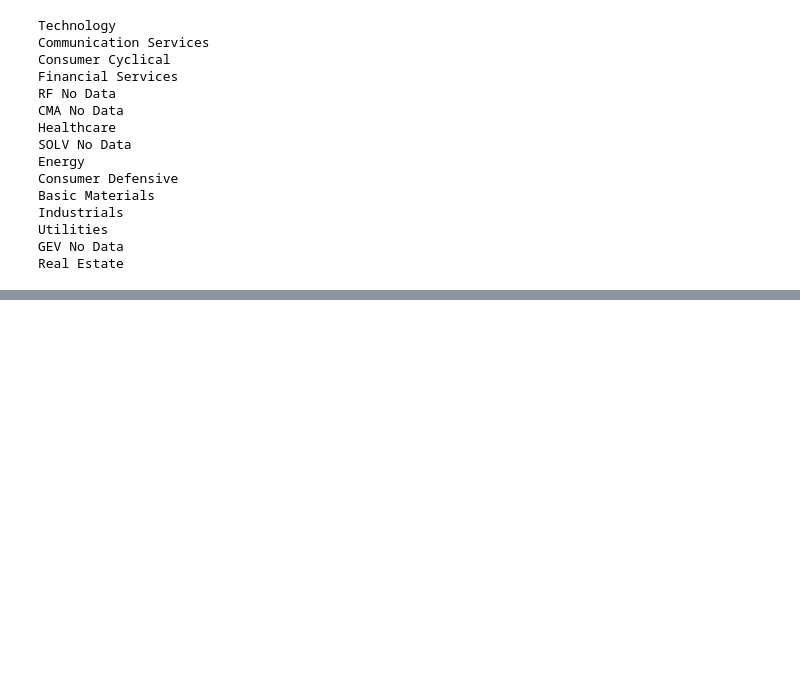
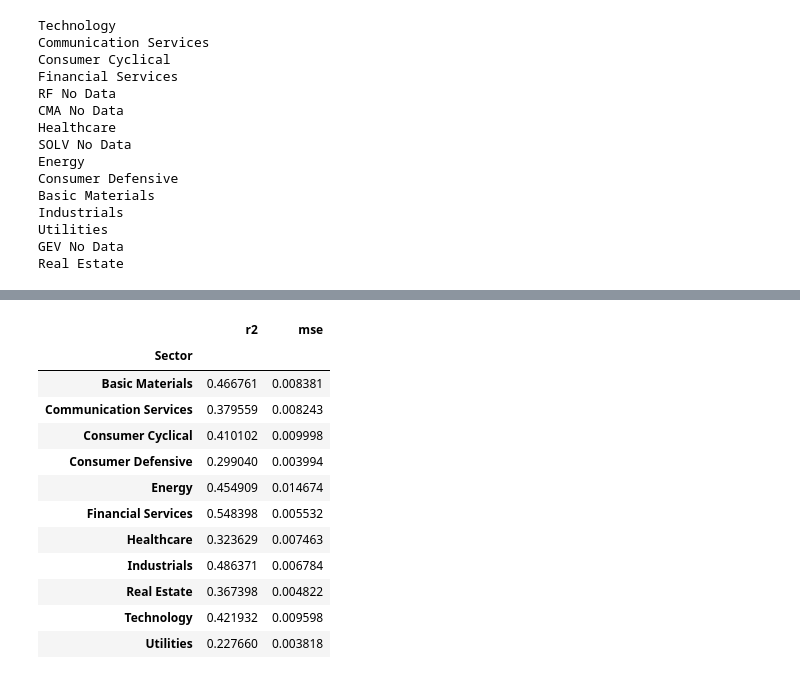
Before and after one commit to NikolaySimakov/Fama-French-models, a Jupyter notebook: main.ipynb, the cells around one changed output, grey strips where cells are left out. Saved outputs shown, nothing was run; the diff lists cells and outputs as text; code cells hidden in the pictures; blank space fills up the shorter version.

```diff
--- a/main.ipynb
+++ b/main.ipynb
@@ -576,0 +651,16 @@ plt.show()
+# %%
+best_model_plot_df
+# %% [output]
+|  | r2 | mse |
+| Sector |  |  |
+| Basic Materials | 0.466761 | 0.008381 |
+| Communication Services | 0.379559 | 0.008243 |
+| Consumer Cyclical | 0.410102 | 0.009998 |
+| Consumer Defensive | 0.299040 | 0.003994 |
+| Energy | 0.454909 | 0.014674 |
+| Financial Services | 0.548398 | 0.005532 |
+| Healthcare | 0.323629 | 0.007463 |
+| Industrials | 0.486371 | 0.006784 |
+| Real Estate | 0.367398 | 0.004822 |
+| Technology | 0.421932 | 0.009598 |
+| Utilities | 0.227660 | 0.003818 |
```
Also changed, not shown: parts of 11 cells of this notebook.
